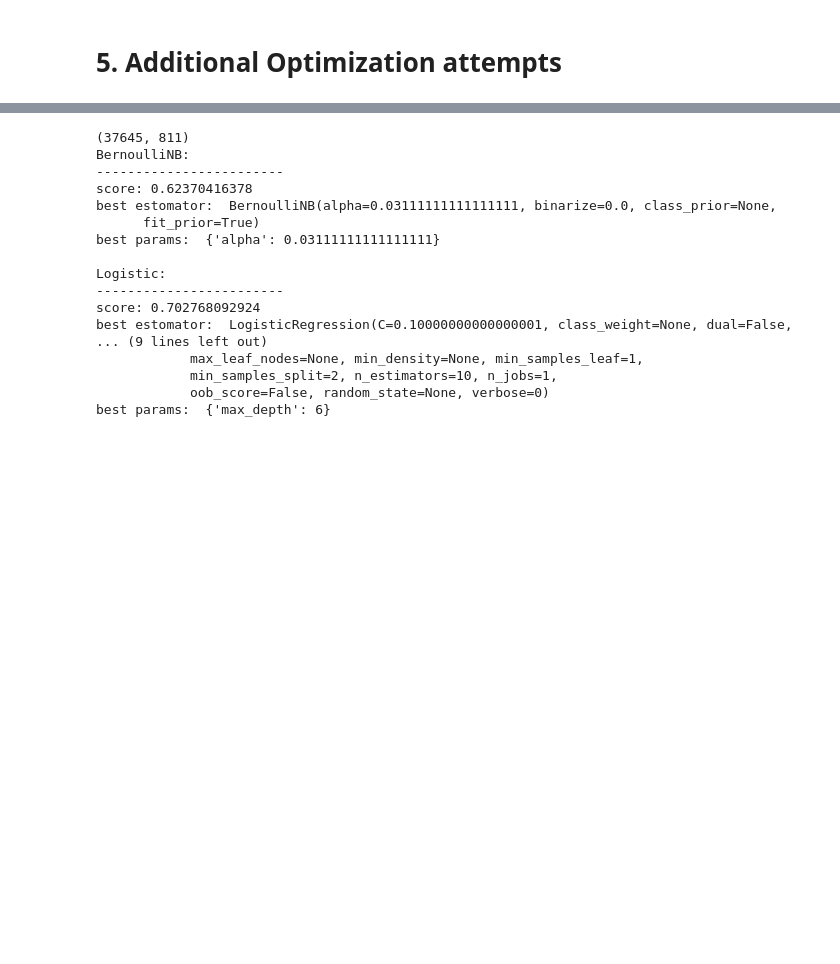
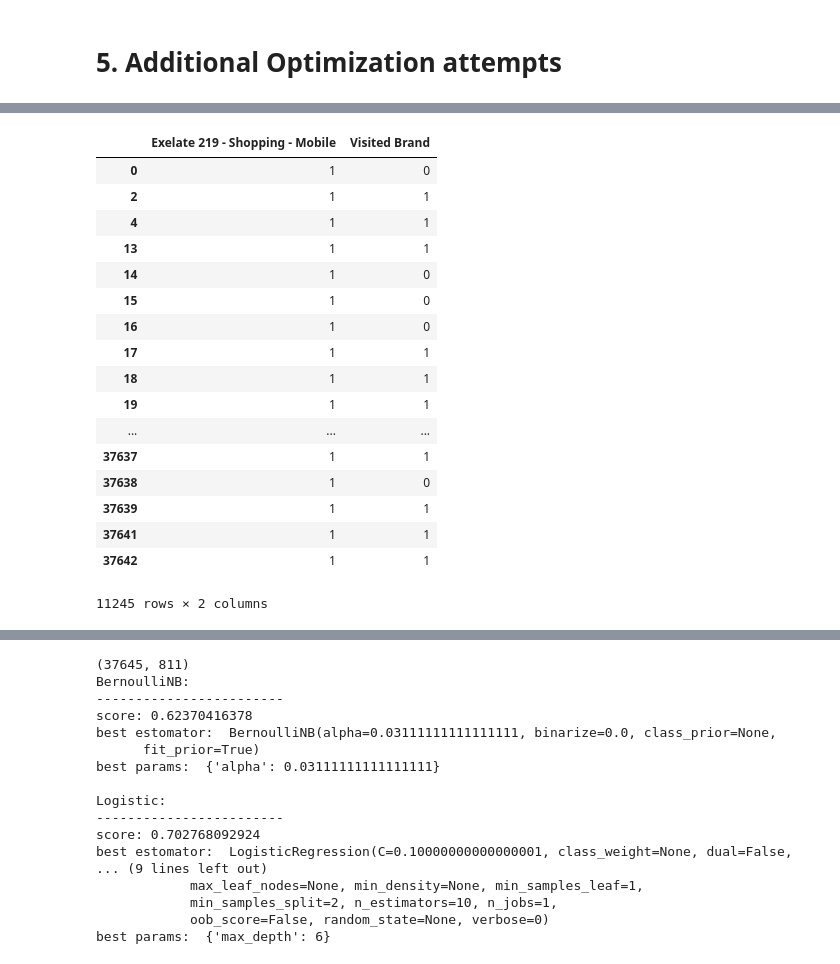
Before and after one commit to arisha84/fall_2014_assignments, a Jupyter notebook: project/Presentaion.ipynb, the cells around one changed output, grey strips where cells are left out. Saved outputs shown, nothing was run; the diff lists cells and outputs as text; code cells hidden in the pictures; blank space fills up the shorter version.

```diff
--- a/project/Presentaion.ipynb
+++ b/project/Presentaion.ipynb
@@ -213,0 +297,22 @@ Y_filtered = df_filtered['Visited Brand']
+# %%
+tmp = df[['Exelate 219 - Shopping - Mobile', 'Visited Brand']]
+tmp[tmp['Exelate 219 - Shopping - Mobile'] == 1]
+# %% [output]
+|  | Exelate 219 - Shopping - Mobile | Visited Brand |
+| 0 | 1 | 0 |
+| 2 | 1 | 1 |
+| 4 | 1 | 1 |
+| 13 | 1 | 1 |
+| 14 | 1 | 0 |
+| 15 | 1 | 0 |
+| 16 | 1 | 0 |
+| 17 | 1 | 1 |
+| 18 | 1 | 1 |
+| 19 | 1 | 1 |
+| ... | ... | ... |
+| 37637 | 1 | 1 |
+| 37638 | 1 | 0 |
+| 37639 | 1 | 1 |
+| 37641 | 1 | 1 |
+| 37642 | 1 | 1 |
+11245 rows × 2 columns
```
Also changed, not shown: parts of 14 cells of this notebook, 1 other file.
